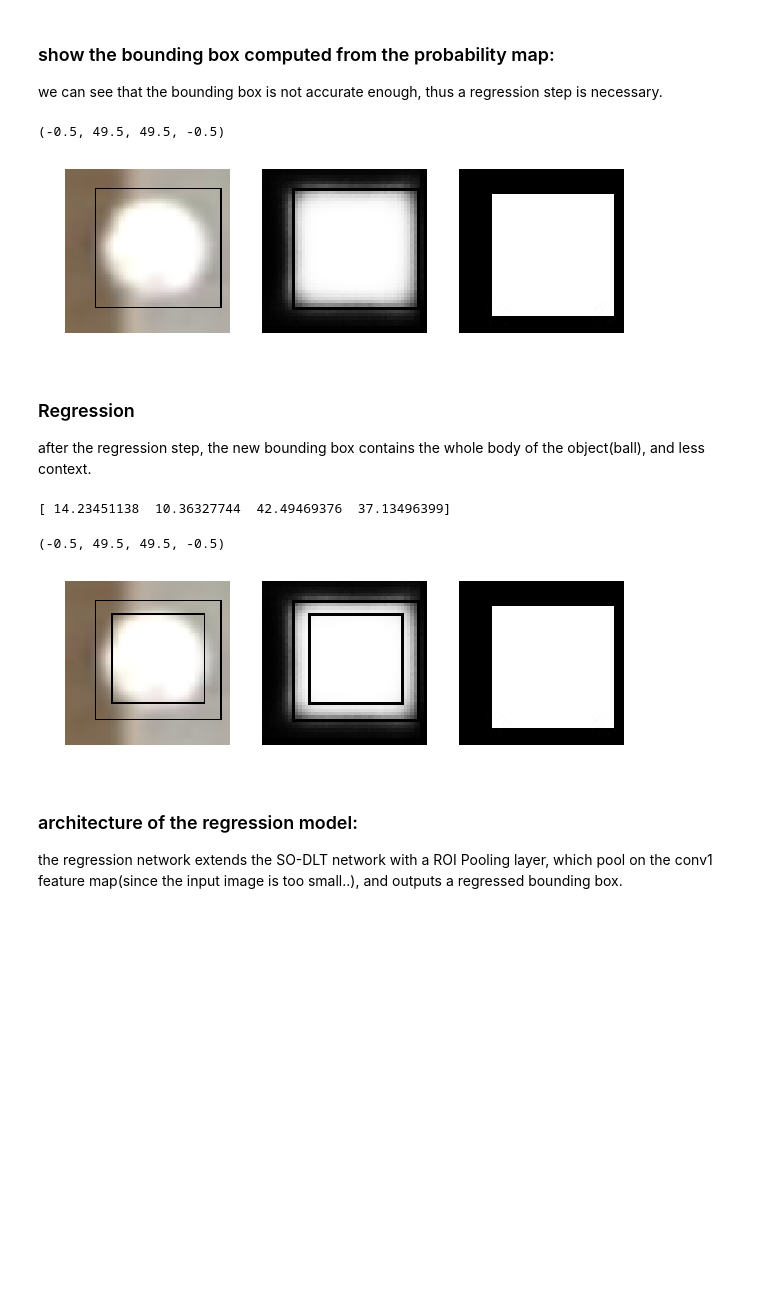
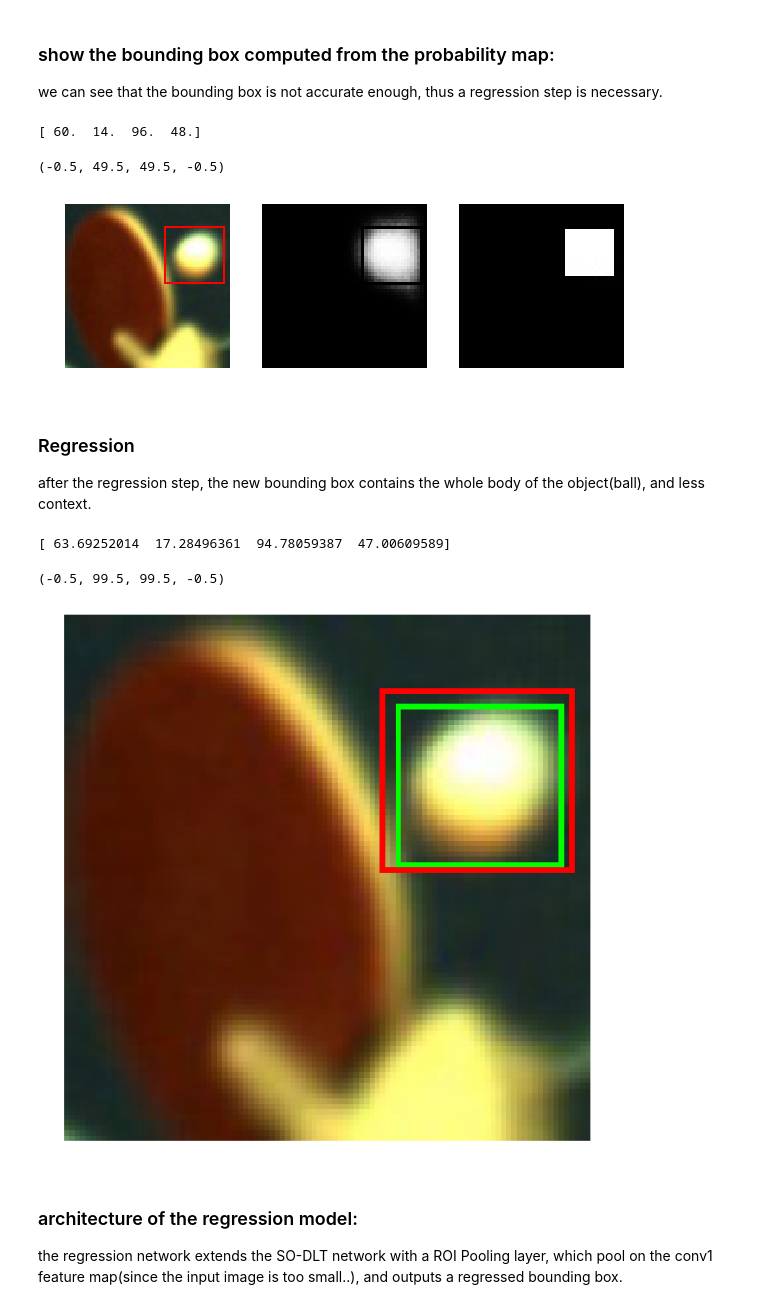
Before and after one commit to BrotherJing/CNN_tabletennis, a Jupyter notebook: regression.ipynb, the cells around one changed output. Drawn from its saved outputs; the diff is of its cells as text; code cells hidden in the pictures; blank space fills up the shorter version.

```diff
--- a/regression.ipynb
+++ b/regression.ipynb
@@ -21,9 +21,9 @@ import cv2
 # %%
 PATCH_SIZE = 100
 
-WEIGHTS_FILE = '/home/jing/Documents/CNN_tabletennis/end2end_regress_iter_20000.caffemodel'
-DEPLOY_FILE = '/home/jing/Documents/CNN_tabletennis/models/end2end_regression_deploy.prototxt'
-MEAN_FILE = '/home/jing/Documents/CNN_tabletennis/data/mean.npy'
+WEIGHTS_FILE = '/media/jing/0C4F0EAC0C4F0EAC/video/data0520/end2end_regress_vgg_iter_12000.caffemodel'
+DEPLOY_FILE = '/media/jing/0C4F0EAC0C4F0EAC/video/data0520/end2end_regression_deploy_vgg.prototxt'
+MEAN_FILE = '/media/jing/0C4F0EAC0C4F0EAC/video/data0520/mean.npy'
 
 mu = np.load(MEAN_FILE)
 mu = mu.mean(1).mean(1)
@@ -41,11 +41,16 @@ transformer.set_channel_swap('data', (2,1,0))#RGB to BGR
 # %% [markdown]
 ### Load image and ground truth probability map:
 # %%
+idx = '8R090212'
+#idx = '0015L035207'
+#idx = '0015L035201'
+#idx = '0015R023702'
 #img_name = '/home/jing/Documents/TableTennis/TableTennis/build/tabletennis_test/0015R024502.jpg'
 #prob_name = '/home/jing/Documents/TableTennis/TableTennis/build/tabletennis_test/0015R024502.prob.jpg'
-img_name = '/media/jing/0C4F0EAC0C4F0EAC/project/tabletennis/tabletennis/0001L040802.jpg'
-prob_name = '/media/jing/0C4F0EAC0C4F0EAC/project/tabletennis/tabletennis/0001L040802.prob.jpg'
+#img_name = '/home/jing/Pictures/'+idx+'.jpg'
+img_name = '/media/jing/0C4F0EAC0C4F0EAC/video/data0520/patches2/'+idx+'.jpg'
+prob_name = '/media/jing/0C4F0EAC0C4F0EAC/video/data0520/patches2/'+idx+'.prob.jpg'
 
 image = caffe.io.load_image(img_name)
 image = cv2.resize(image, (PATCH_SIZE, PATCH_SIZE))
-plt.imshow(image)
+#plt.imshow(image)
@@ -82,9 +86,10 @@ plt.imshow(prob); plt.axis('off')
 we can see that the bounding box is not accurate enough, thus a regression step is necessary.
 # %%
 (x1,y1,x2,y2) = bbox = net.blobs['roi'].data[0]
+print bbox*2
 
 output_img = image.copy()
-cv2.rectangle(output_img, (int(x1*2),int(y1*2)), (int(x2*2), int(y2*2)), (0,0,255), 1)
+cv2.rectangle(output_img, (int(x1*2),int(y1*2)), (int(x2*2), int(y2*2)), (1,0,0), 1)
 
 plt.subplot(1, 3, 1)
 plt.imshow(output_img); plt.axis('off')
@@ -97,32 +102,33 @@ plt.subplot(1, 3, 2)
 cv2.rectangle(sodlt, (int(x1),int(y1)), (int(x2), int(y2)), (0,0,128), 1)
 plt.imshow(sodlt); plt.axis('off')
 # %% [output]
-(-0.5, 49.5, 49.5, -0.5)
+[ 60.  14.  96.  48.]
+(-0.5, 49.5, 49.5, -0.5)
-[figure, old version]
+[figure, new version]
 # %% [markdown]
 ### Regression
 
 after the regression step, the new bounding box contains the whole body of the object(ball), and less context.
 # %%
 (x1,y1,x2,y2) = regress = output['bbox_pred'][0]
-print regress
+print regress*2
 
-cv2.rectangle(output_img, (int(x1*2),int(y1*2)), (int(x2*2), int(y2*2)), (0,0,255), 1)
+cv2.rectangle(output_img, (int(x1*2),int(y1*2)), (int(x2*2), int(y2*2)), (0,1,0), 1)
 
-plt.subplot(1, 3, 1)
+#plt.subplot(1, 3, 1)
 plt.imshow(output_img); plt.axis('off')
 
-plt.subplot(1, 3, 3)
-prob = caffe.io.load_image(prob_name)
-plt.imshow(prob); plt.axis('off')
+#plt.subplot(1, 3, 3)
+#prob = caffe.io.load_image(prob_name)
+#plt.imshow(prob); plt.axis('off')
 
-plt.subplot(1, 3, 2)
-cv2.rectangle(sodlt, (int(x1),int(y1)), (int(x2), int(y2)), (0,0,128), 1)
-plt.imshow(sodlt); plt.axis('off')
+#plt.subplot(1, 3, 2)
+#cv2.rectangle(sodlt, (int(x1),int(y1)), (int(x2), int(y2)), (0,0,128), 1)
+#plt.imshow(sodlt); plt.axis('off')
 # %% [output]
-[ 14.23451138  10.36327744  42.49469376  37.13496399]
+[ 63.69252014  17.28496361  94.78059387  47.00609589]
-(-0.5, 49.5, 49.5, -0.5)
+(-0.5, 99.5, 99.5, -0.5)
-[figure, old version]
+[figure, new version]
 # %% [markdown]
 ### architecture of the regression model:
 
```
Also changed, not shown: parts of 8 cells of this notebook, 21 other files.
